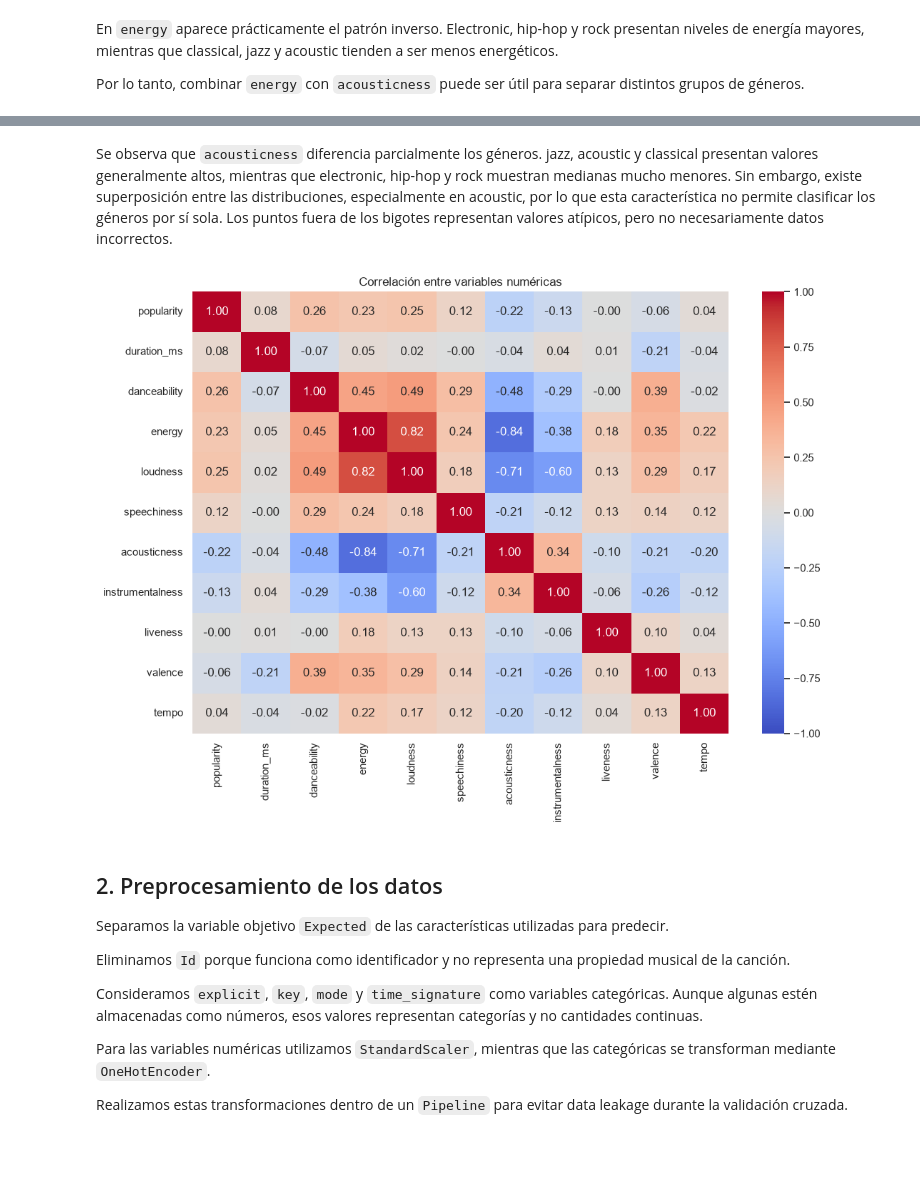
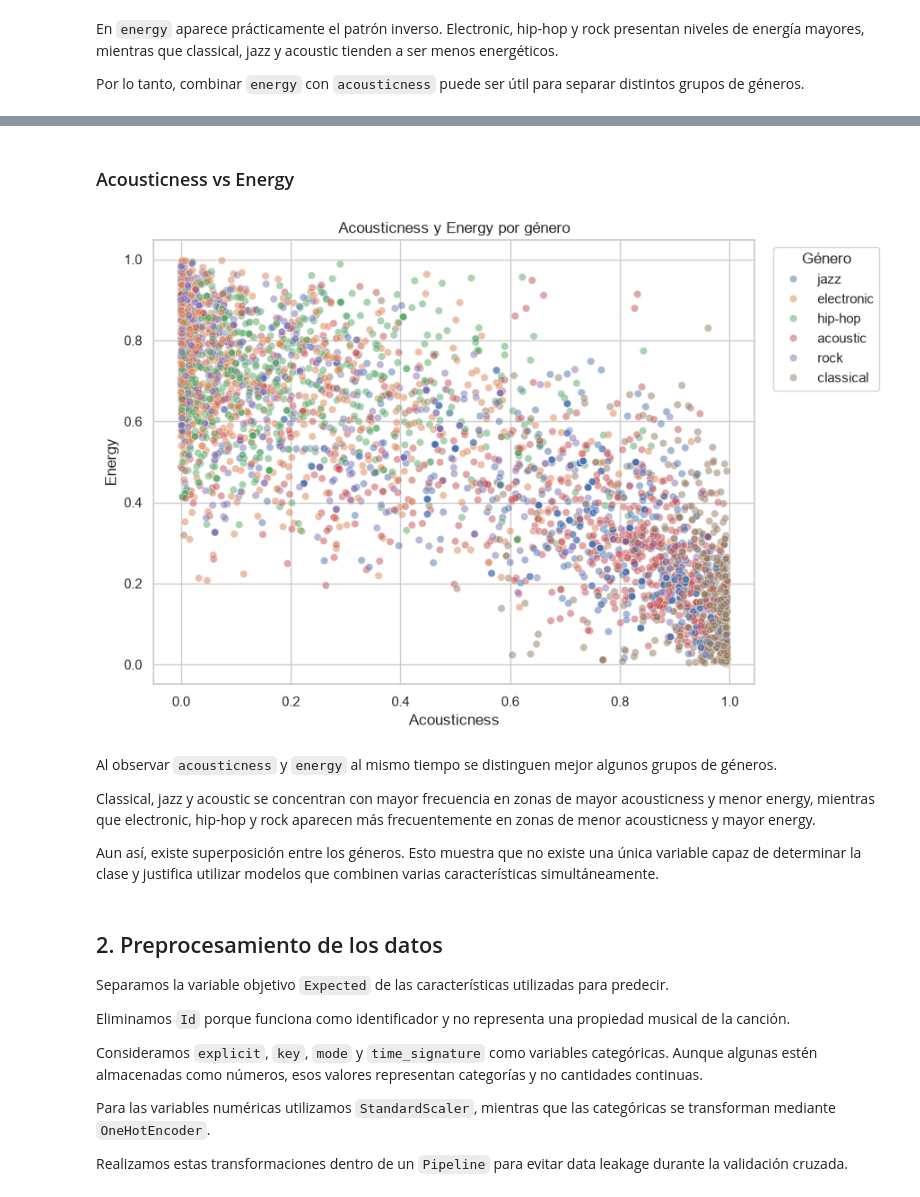
Before and after one commit to lourdesMV/TD6-TP2, a Jupyter notebook: spotify.ipynb, the cells around one changed output, grey strips where cells are left out. Saved outputs shown, nothing was run; the diff lists cells and outputs as text; code cells hidden in the pictures; blank space fills up the shorter version.

```diff
--- a/spotify.ipynb
+++ b/spotify.ipynb
@@ -266,17 +226,0 @@ Podemos ver que muchas filas tienen las mismas características: hay 663 repetic
-# %%
-import seaborn as sns
-import matplotlib.pyplot as plt
-
-sns.set_theme(style="whitegrid")
-generos = sorted(df_etiquetado["Expected"].unique())
-
-plt.figure(figsize=(10, 7))
-sns.scatterplot(data=df_etiquetado, x="loudness", y="energy",
-                hue="Expected", hue_order=generos, palette="tab10",
-                alpha=0.45, s=25, linewidth=0)
-plt.title("Energía y sonoridad por género")
-plt.xlabel("Sonoridad (loudness, dB)")
-plt.ylabel("Energía (energy)")
-plt.legend(title="Género", bbox_to_anchor=(1.02, 1), loc="upper left")
-plt.tight_layout()
-plt.show()
@@ -311,17 +227,35 @@ plt.show()
-# %% [markdown]
-Se observa que ``acousticness`` diferencia parcialmente los géneros. jazz, acoustic y classical presentan valores generalmente altos, mientras que electronic, hip-hop y rock muestran medianas mucho menores. Sin embargo, existe superposición entre las distribuciones, especialmente en acoustic, por lo que esta característica no permite clasificar los géneros por sí sola. Los puntos fuera de los bigotes representan valores atípicos, pero no necesariamente datos incorrectos.
-# %%
-plt.figure(figsize=(11, 8))
-
-correlacion = df_etiquetado[numericas].corr()
-
-sns.heatmap(correlacion, annot=True, fmt=".2f", cmap="coolwarm", vmin=-1, vmax=1)
-
-plt.title("Correlación entre variables numéricas")
-plt.tight_layout()
-plt.show()
-# %% [output]
-[figure, removed]
+# %% [markdown]
+### Acousticness vs Energy
+# %%
+plt.figure(figsize=(9, 6))
+
+sns.scatterplot(
+    data=df,
+    x="acousticness",
+    y="energy",
+    hue="Expected",
+    alpha=0.5
+)
+
+plt.title("Acousticness y Energy por género")
+plt.xlabel("Acousticness")
+plt.ylabel("Energy")
+plt.legend(
+    title="Género",
+    bbox_to_anchor=(1.02, 1),
+    loc="upper left"
+)
+
+plt.tight_layout()
+plt.show()
+# %% [output]
+[figure, added]
+# %% [markdown]
+Al observar `acousticness` y `energy` al mismo tiempo se distinguen mejor algunos grupos de géneros.
+
+Classical, jazz y acoustic se concentran con mayor frecuencia en zonas de mayor acousticness y menor energy, mientras que electronic, hip-hop y rock aparecen más frecuentemente en zonas de menor acousticness y mayor energy.
+
+Aun así, existe superposición entre los géneros. Esto muestra que no existe una única variable capaz de determinar la clase y justifica utilizar modelos que combinen varias características simultáneamente.
 # %% [markdown]
 ## 2. Preprocesamiento de los datos
 
```
Also changed, not shown: parts of 57 cells of this notebook, 2 other files.
